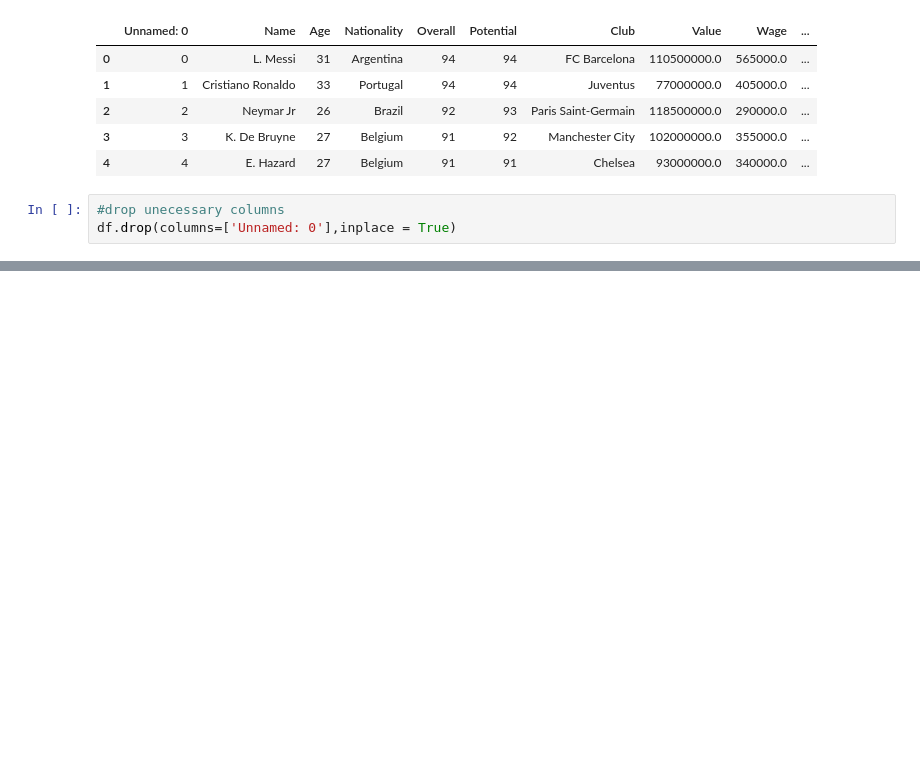
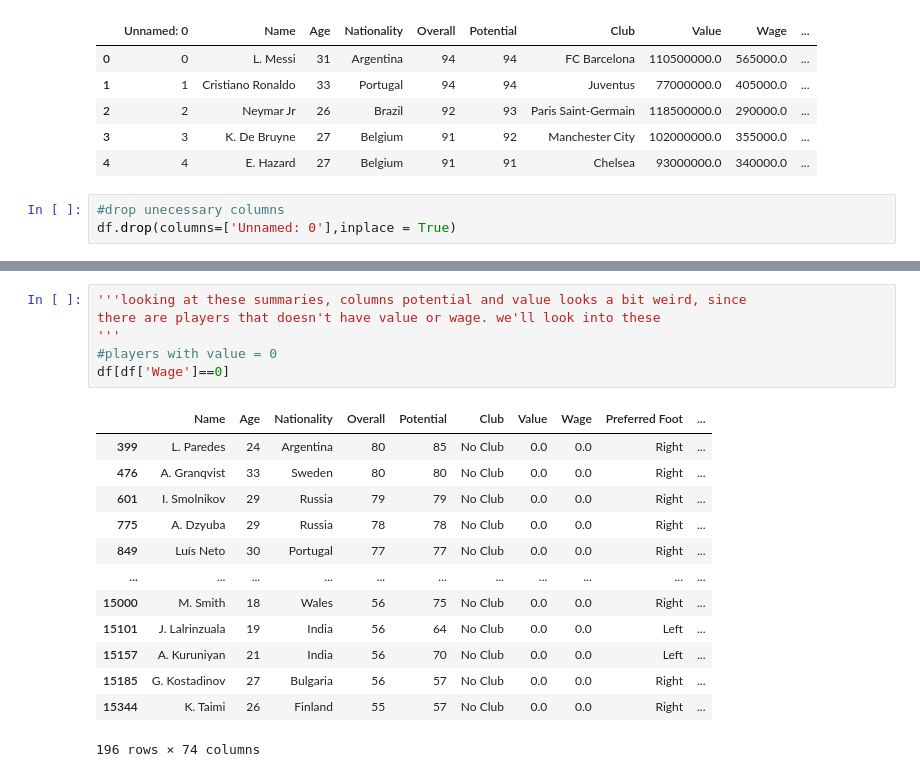
Before and after one commit to ChristoRay/ChrisPortofolioForDS, a Jupyter notebook: Fifa 19 Project/EDA_on_Outfield_DF.ipynb, the cells around one changed output, grey strips where cells are left out. Cells and saved outputs as stored; diff of their text form; blank space fills up the shorter version.

```diff
--- a/Fifa 19 Project/EDA_on_Outfield_DF.ipynb
+++ b/Fifa 19 Project/EDA_on_Outfield_DF.ipynb
@@ -29,3 +29,23 @@ df.describe()
 | 50% | 25.000000 | 66.000000 | 71.000000 | 7.250000e+05 | 3000.000000 | 1.000000 | 3.000000 | 2.000000 | ... |
 | 75% | 28.000000 | 71.000000 | 75.000000 | 2.200000e+06 | 9000.000000 | 1.000000 | 3.000000 | 3.000000 | ... |
 | max | 41.000000 | 94.000000 | 95.000000 | 1.185000e+08 | 565000.000000 | 5.000000 | 5.000000 | 5.000000 | ... |
+# %%
+'''looking at these summaries, columns potential and value looks a bit weird, since
+there are players that doesn't have value or wage. we'll look into these
+'''
+#players with value = 0
+df[df['Wage']==0]
+# %% [output]
+|  | Name | Age | Nationality | Overall | Potential | Club | Value | Wage | Preferred Foot | ... |
+| 399 | L. Paredes | 24 | Argentina | 80 | 85 | No Club | 0.0 | 0.0 | Right | ... |
+| 476 | A. Granqvist | 33 | Sweden | 80 | 80 | No Club | 0.0 | 0.0 | Right | ... |
+| 601 | I. Smolnikov | 29 | Russia | 79 | 79 | No Club | 0.0 | 0.0 | Right | ... |
+| 775 | A. Dzyuba | 29 | Russia | 78 | 78 | No Club | 0.0 | 0.0 | Right | ... |
+| 849 | Luís Neto | 30 | Portugal | 77 | 77 | No Club | 0.0 | 0.0 | Right | ... |
+| ... | ... | ... | ... | ... | ... | ... | ... | ... | ... | ... |
+| 15000 | M. Smith | 18 | Wales | 56 | 75 | No Club | 0.0 | 0.0 | Right | ... |
+| 15101 | J. Lalrinzuala | 19 | India | 56 | 64 | No Club | 0.0 | 0.0 | Left | ... |
+| 15157 | A. Kuruniyan | 21 | India | 56 | 70 | No Club | 0.0 | 0.0 | Left | ... |
+| 15185 | G. Kostadinov | 27 | Bulgaria | 56 | 57 | No Club | 0.0 | 0.0 | Right | ... |
+| 15344 | K. Taimi | 26 | Finland | 55 | 57 | No Club | 0.0 | 0.0 | Right | ... |
+196 rows × 74 columns
```
Also changed, not shown: parts of 9 cells of this notebook.
